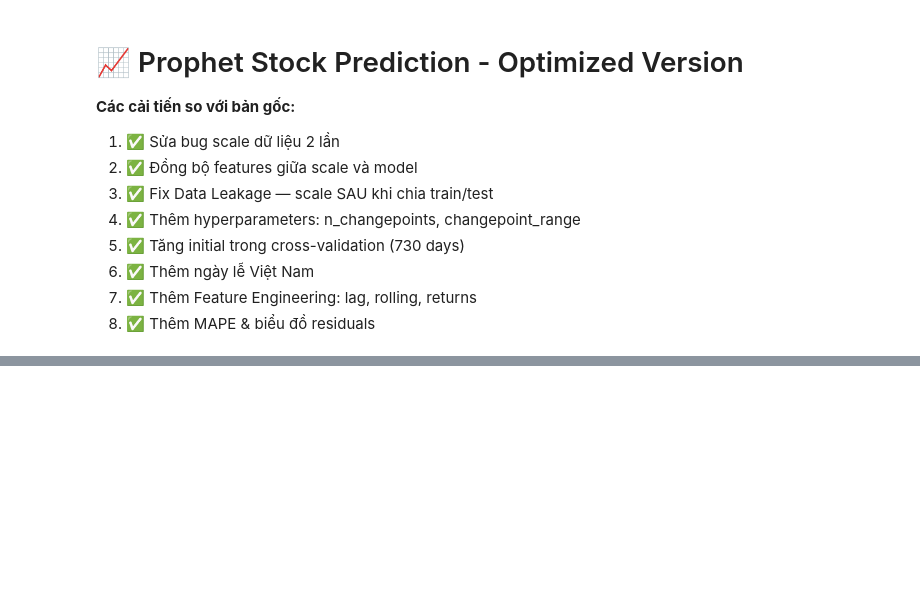
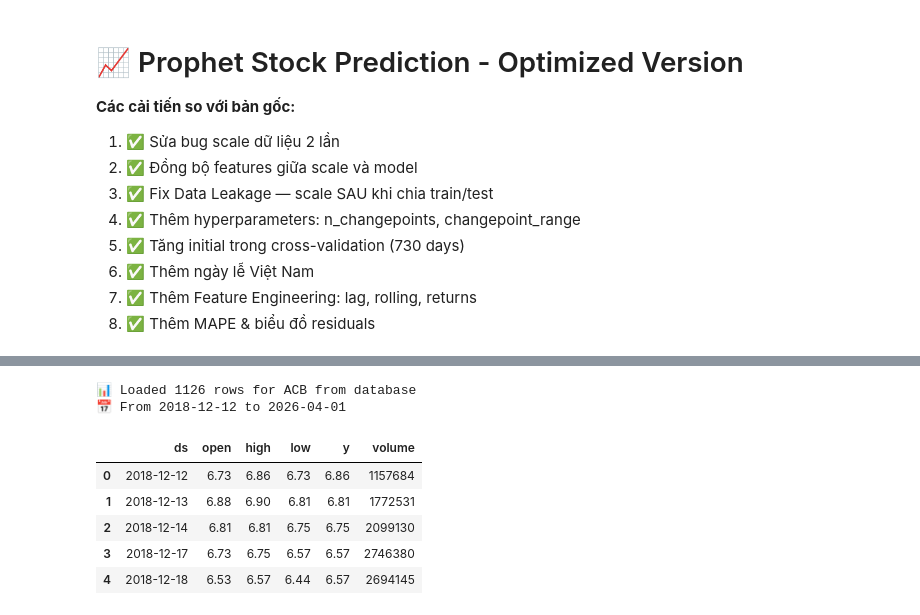
Before and after one commit to TanQui2k/Chat-bot-stock, a Jupyter notebook: VNS_Prophet_Optimized.ipynb, the cells around one changed output, grey strips where cells are left out. Cells and saved outputs as stored; diff of their text form; code cells hidden in the pictures; blank space fills up the shorter version.

```diff
--- a/VNS_Prophet_Optimized.ipynb
+++ b/VNS_Prophet_Optimized.ipynb
@@ -36,34 +38,43 @@ print('✅ Import hoàn tất')
 # %%
 # 2. Load dữ liệu cổ phiếu từ PostgreSQL Database
-SYMBOL = 'KBC'
-START_DATE = '2020-01-01'
+SYMBOL = 'ACB'
+START_DATE = '2018-01-01'
 
 # Load DATABASE_URL từ file .env
 load_dotenv(dotenv_path=r'd:\Chat-bot-stock\backend\.env')
 DATABASE_URL = os.getenv('DATABASE_URL')
 engine = create_engine(DATABASE_URL)
 
 # Query dữ liệu từ bảng daily_prices JOIN tickers
 query = f"""
     SELECT dp.date, dp.open, dp.high, dp.low, dp.close, dp.volume
     FROM daily_prices dp
     JOIN tickers t ON dp.ticker_id = t.id
     WHERE t.symbol = '{SYMBOL}'
       AND dp.date >= '{START_DATE}'
     ORDER BY dp.date ASC
 """
 
 df = pd.read_sql(query, engine)
 
 # Rename columns cho Prophet: date → ds, close → y
 df.rename(columns={'date': 'ds', 'close': 'y'}, inplace=True)
 df['ds'] = pd.to_datetime(df['ds'])
 df.sort_values('ds', inplace=True)
 df.reset_index(drop=True, inplace=True)
 
 print(f'📊 Loaded {len(df)} rows for {SYMBOL} from database')
 print(f'📅 From {df["ds"].min().date()} to {df["ds"].max().date()}')
 df.head()
+# %% [output]
+📊 Loaded 1126 rows for ACB from database
+📅 From 2018-12-12 to 2026-04-01
+|  | ds | open | high | low | y | volume |
+| 0 | 2018-12-12 | 6.73 | 6.86 | 6.73 | 6.86 | 1157684 |
+| 1 | 2018-12-13 | 6.88 | 6.90 | 6.81 | 6.81 | 1772531 |
+| 2 | 2018-12-14 | 6.81 | 6.81 | 6.75 | 6.75 | 2099130 |
+| 3 | 2018-12-17 | 6.73 | 6.75 | 6.57 | 6.57 | 2746380 |
+| 4 | 2018-12-18 | 6.53 | 6.57 | 6.44 | 6.57 | 2694145 |
 # %%
 # 3. Tính chỉ báo kỹ thuật
 
```
Also changed, not shown: parts of 17 cells of this notebook, 24 other files.
